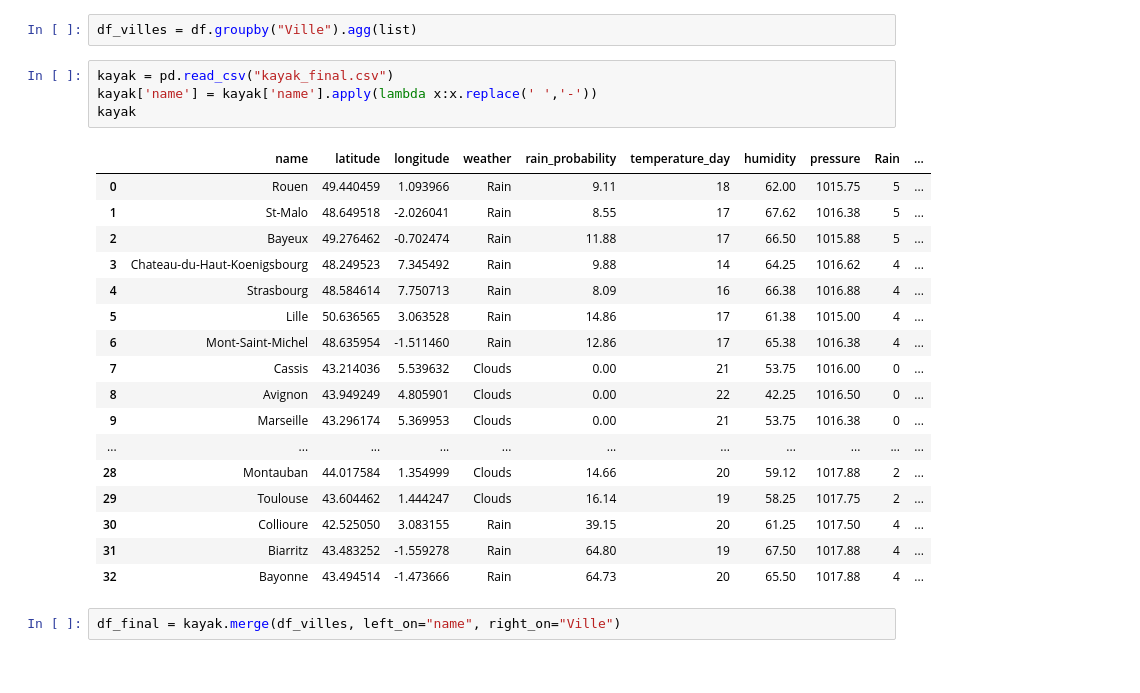
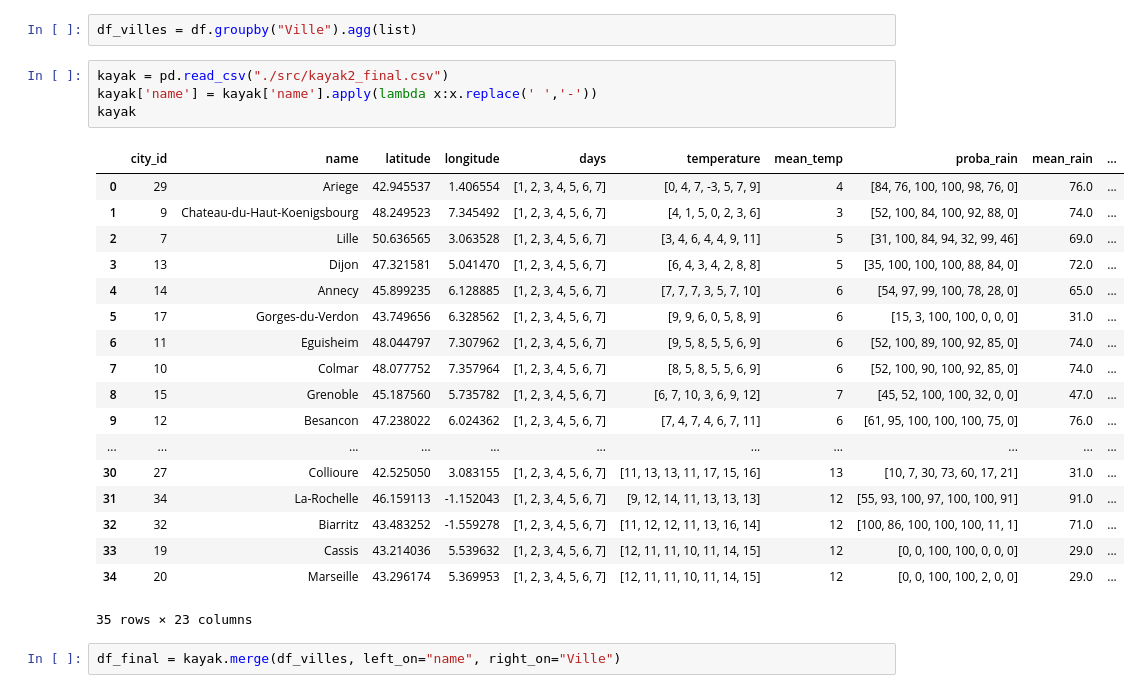
Before and after one commit to DavidTGAUTIER/Jedha_Certification, a Jupyter notebook: Block n°1/03_Kayak_formating_dfs.ipynb, the cells around one changed output. Cells and saved outputs as stored; diff of their text form.

```diff
--- a/Block n°1/03_Kayak_formating_dfs.ipynb
+++ b/Block n°1/03_Kayak_formating_dfs.ipynb
@@ -91,27 +91,28 @@ df.groupby("Ville").agg({"title": lambda x: list(x)}).head()
 # %%
 df_villes = df.groupby("Ville").agg(list)
 # %%
-kayak = pd.read_csv("kayak_final.csv")
+kayak = pd.read_csv("./src/kayak2_final.csv")
 kayak['name'] = kayak['name'].apply(lambda x:x.replace(' ','-'))
 kayak
 # %% [output]
-|  | name | latitude | longitude | weather | rain_probability | temperature_day | humidity | pressure | Rain | ... |
-| 0 | Rouen | 49.440459 | 1.093966 | Rain | 9.11 | 18 | 62.00 | 1015.75 | 5 | ... |
-| 1 | St-Malo | 48.649518 | -2.026041 | Rain | 8.55 | 17 | 67.62 | 1016.38 | 5 | ... |
-| 2 | Bayeux | 49.276462 | -0.702474 | Rain | 11.88 | 17 | 66.50 | 1015.88 | 5 | ... |
-| 3 | Chateau-du-Haut-Koenigsbourg | 48.249523 | 7.345492 | Rain | 9.88 | 14 | 64.25 | 1016.62 | 4 | ... |
-| 4 | Strasbourg | 48.584614 | 7.750713 | Rain | 8.09 | 16 | 66.38 | 1016.88 | 4 | ... |
-| 5 | Lille | 50.636565 | 3.063528 | Rain | 14.86 | 17 | 61.38 | 1015.00 | 4 | ... |
-| 6 | Mont-Saint-Michel | 48.635954 | -1.511460 | Rain | 12.86 | 17 | 65.38 | 1016.38 | 4 | ... |
-| 7 | Cassis | 43.214036 | 5.539632 | Clouds | 0.00 | 21 | 53.75 | 1016.00 | 0 | ... |
-| 8 | Avignon | 43.949249 | 4.805901 | Clouds | 0.00 | 22 | 42.25 | 1016.50 | 0 | ... |
-| 9 | Marseille | 43.296174 | 5.369953 | Clouds | 0.00 | 21 | 53.75 | 1016.38 | 0 | ... |
+|  | city_id | name | latitude | longitude | days | temperature | mean_temp | proba_rain | mean_rain | ... |
+| 0 | 29 | Ariege | 42.945537 | 1.406554 | [1, 2, 3, 4, 5, 6, 7] | [0, 4, 7, -3, 5, 7, 9] | 4 | [84, 76, 100, 100, 98, 76, 0] | 76.0 | ... |
+| 1 | 9 | Chateau-du-Haut-Koenigsbourg | 48.249523 | 7.345492 | [1, 2, 3, 4, 5, 6, 7] | [4, 1, 5, 0, 2, 3, 6] | 3 | [52, 100, 84, 100, 92, 88, 0] | 74.0 | ... |
+| 2 | 7 | Lille | 50.636565 | 3.063528 | [1, 2, 3, 4, 5, 6, 7] | [3, 4, 6, 4, 4, 9, 11] | 5 | [31, 100, 84, 94, 32, 99, 46] | 69.0 | ... |
+| 3 | 13 | Dijon | 47.321581 | 5.041470 | [1, 2, 3, 4, 5, 6, 7] | [6, 4, 3, 4, 2, 8, 8] | 5 | [35, 100, 100, 100, 88, 84, 0] | 72.0 | ... |
+| 4 | 14 | Annecy | 45.899235 | 6.128885 | [1, 2, 3, 4, 5, 6, 7] | [7, 7, 7, 3, 5, 7, 10] | 6 | [54, 97, 99, 100, 78, 28, 0] | 65.0 | ... |
+| 5 | 17 | Gorges-du-Verdon | 43.749656 | 6.328562 | [1, 2, 3, 4, 5, 6, 7] | [9, 9, 6, 0, 5, 8, 9] | 6 | [15, 3, 100, 100, 0, 0, 0] | 31.0 | ... |
+| 6 | 11 | Eguisheim | 48.044797 | 7.307962 | [1, 2, 3, 4, 5, 6, 7] | [9, 5, 8, 5, 5, 6, 9] | 6 | [52, 100, 89, 100, 92, 85, 0] | 74.0 | ... |
+| 7 | 10 | Colmar | 48.077752 | 7.357964 | [1, 2, 3, 4, 5, 6, 7] | [8, 5, 8, 5, 5, 6, 9] | 6 | [52, 100, 90, 100, 92, 85, 0] | 74.0 | ... |
+| 8 | 15 | Grenoble | 45.187560 | 5.735782 | [1, 2, 3, 4, 5, 6, 7] | [6, 7, 10, 3, 6, 9, 12] | 7 | [45, 52, 100, 100, 32, 0, 0] | 47.0 | ... |
+| 9 | 12 | Besancon | 47.238022 | 6.024362 | [1, 2, 3, 4, 5, 6, 7] | [7, 4, 7, 4, 6, 7, 11] | 6 | [61, 95, 100, 100, 100, 75, 0] | 76.0 | ... |
 | ... | ... | ... | ... | ... | ... | ... | ... | ... | ... | ... |
-| 28 | Montauban | 44.017584 | 1.354999 | Clouds | 14.66 | 20 | 59.12 | 1017.88 | 2 | ... |
-| 29 | Toulouse | 43.604462 | 1.444247 | Clouds | 16.14 | 19 | 58.25 | 1017.75 | 2 | ... |
-| 30 | Collioure | 42.525050 | 3.083155 | Rain | 39.15 | 20 | 61.25 | 1017.50 | 4 | ... |
-| 31 | Biarritz | 43.483252 | -1.559278 | Rain | 64.80 | 19 | 67.50 | 1017.88 | 4 | ... |
-| 32 | Bayonne | 43.494514 | -1.473666 | Rain | 64.73 | 20 | 65.50 | 1017.88 | 4 | ... |
+| 30 | 27 | Collioure | 42.525050 | 3.083155 | [1, 2, 3, 4, 5, 6, 7] | [11, 13, 13, 11, 17, 15, 16] | 13 | [10, 7, 30, 73, 60, 17, 21] | 31.0 | ... |
+| 31 | 34 | La-Rochelle | 46.159113 | -1.152043 | [1, 2, 3, 4, 5, 6, 7] | [9, 12, 14, 11, 13, 13, 13] | 12 | [55, 93, 100, 97, 100, 100, 91] | 91.0 | ... |
+| 32 | 32 | Biarritz | 43.483252 | -1.559278 | [1, 2, 3, 4, 5, 6, 7] | [11, 12, 12, 11, 13, 16, 14] | 12 | [100, 86, 100, 100, 100, 11, 1] | 71.0 | ... |
+| 33 | 19 | Cassis | 43.214036 | 5.539632 | [1, 2, 3, 4, 5, 6, 7] | [12, 11, 11, 10, 11, 14, 15] | 12 | [0, 0, 100, 100, 0, 0, 0] | 29.0 | ... |
+| 34 | 20 | Marseille | 43.296174 | 5.369953 | [1, 2, 3, 4, 5, 6, 7] | [12, 11, 11, 10, 11, 14, 15] | 12 | [0, 0, 100, 100, 2, 0, 0] | 29.0 | ... |
+35 rows × 23 columns
 # %%
 df_final = kayak.merge(df_villes, left_on="name", right_on="Ville")
 # %% [markdown]
```
Also changed, not shown: parts of 16 cells of this notebook, 11 other files.
